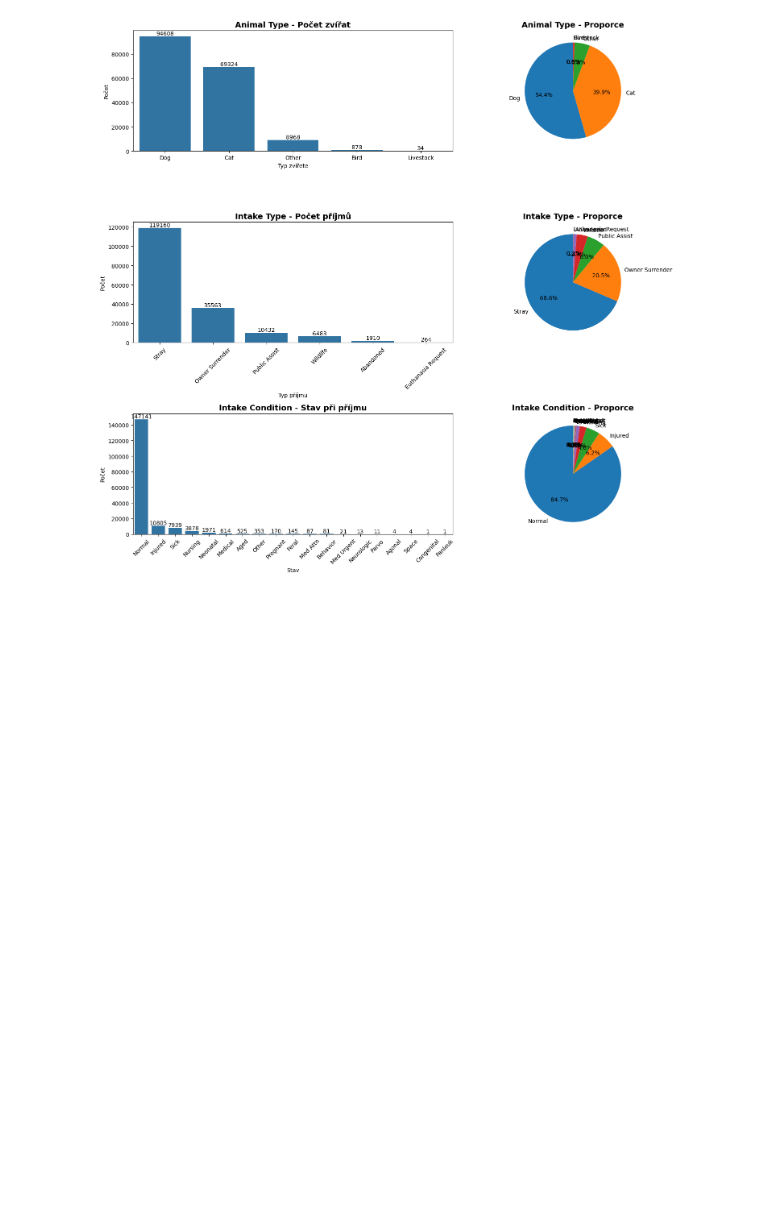
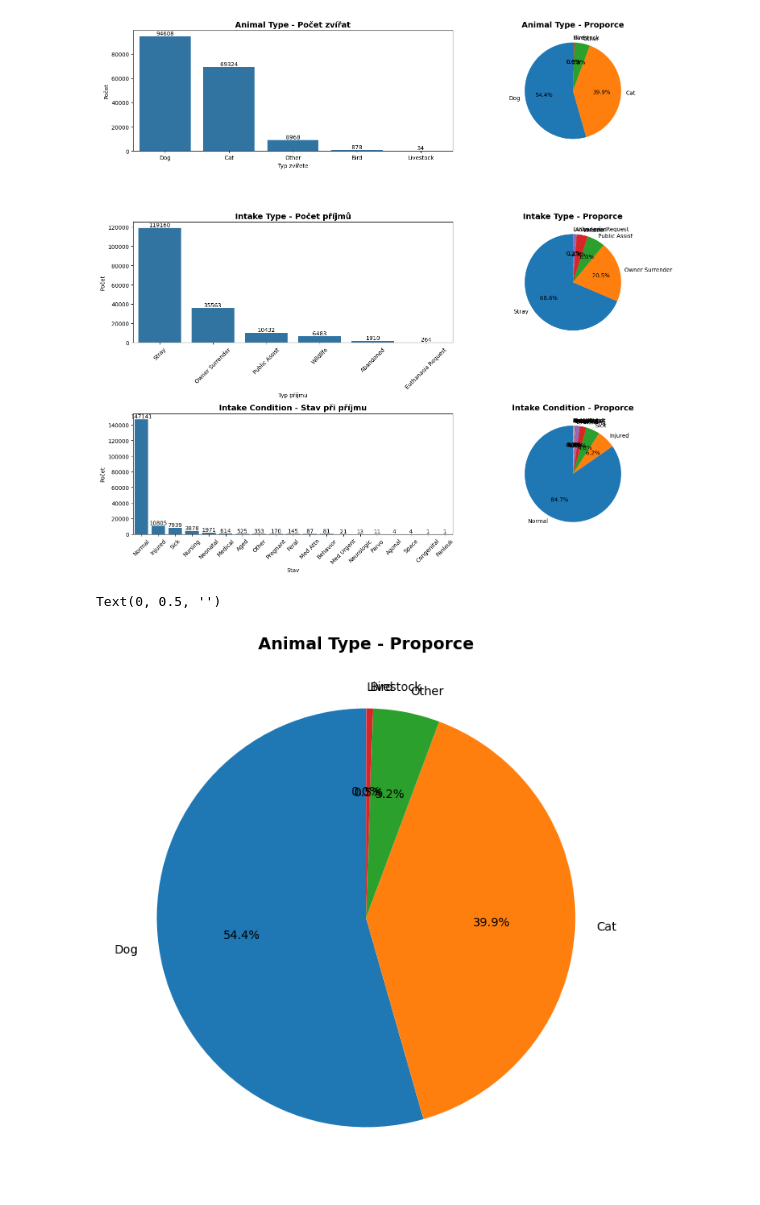
Before and after one commit to stasbebra2006/BI-VIZ, a Jupyter notebook: hms/hm01/01/hm01-prime.ipynb, the cells around one changed output. Saved outputs shown, nothing was run; the diff lists cells and outputs as text; code cells hidden in the pictures; blank space fills up the shorter version.

```diff
--- a/hms/hm01/01/hm01-prime.ipynb
+++ b/hms/hm01/01/hm01-prime.ipynb
@@ -626,3 +626,16 @@ plt.tight_layout()
 plt.show()
 # %% [output]
 [figure]
+# %%
+fig, axes = plt.subplots(figsize=(10, 8))
+
+animal_counts = intakes['Animal Type'].value_counts()
+
+animal_counts.plot.pie(ax=axes,
+                       autopct='%1.1f%%',
+                       startangle=90)
+axes.set_title('Animal Type - Proporce', fontsize=14, fontweight='bold')
+axes.set_ylabel('')
+# %% [output]
+Text(0, 0.5, '')
+[figure, added]
```
Also changed, not shown: parts of 9 cells of this notebook, 1 other file.
